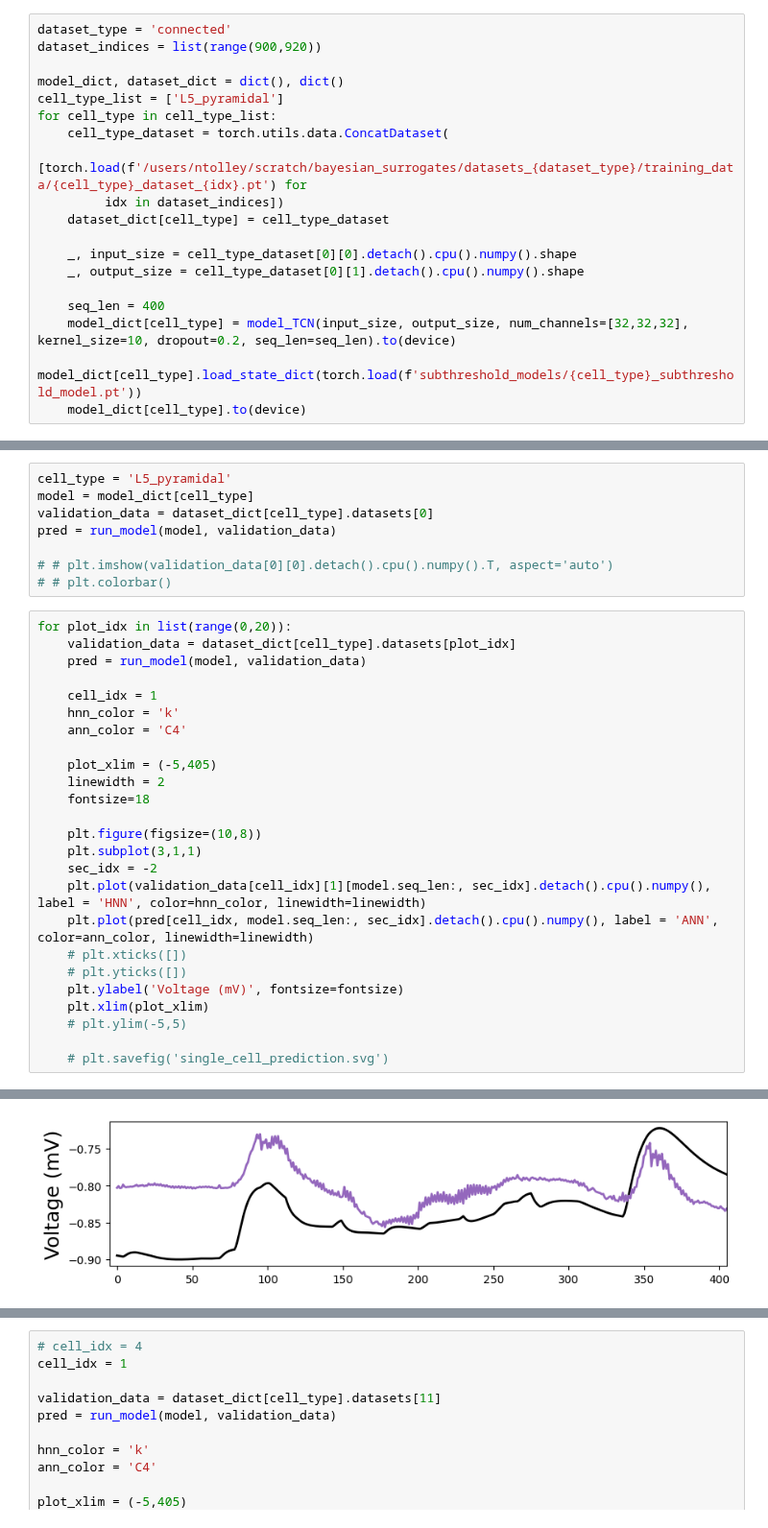
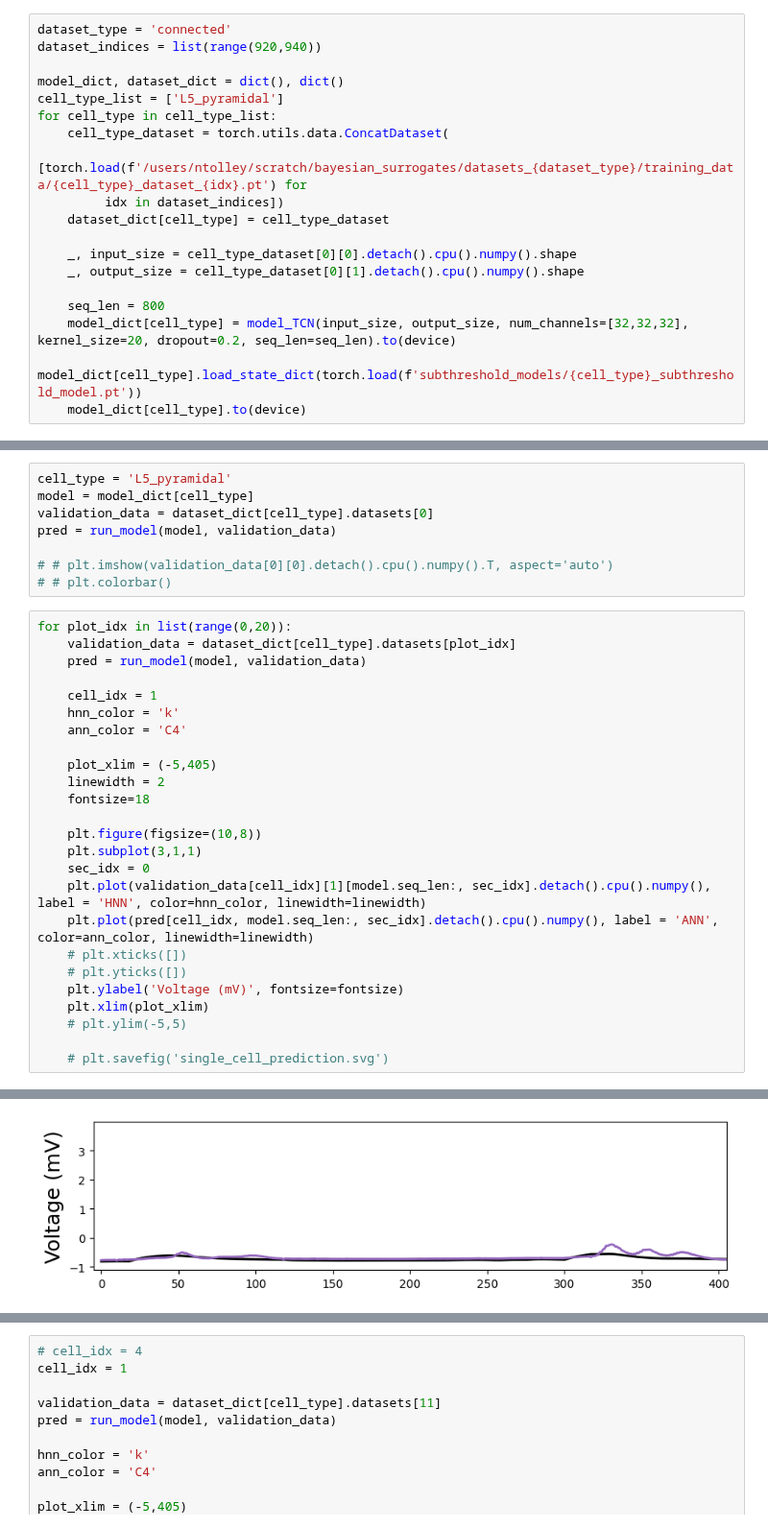
Before and after one commit to ntolley/bayesian_surrogates, a Jupyter notebook: plot_single_cell.ipynb, the cells around one changed output, grey strips where cells are left out. Shown at 96% size. Drawn from its saved outputs; the diff is of its cells as text.

```diff
--- a/plot_single_cell.ipynb
+++ b/plot_single_cell.ipynb
@@ -30,6 +33,6 @@ torch.backends.cudnn.enabled = True
 # %%
 dataset_type = 'connected'
-dataset_indices = list(range(900,920))
+dataset_indices = list(range(920,940))
 
 model_dict, dataset_dict = dict(), dict()
 cell_type_list = ['L5_pyramidal']
@@ -42,8 +45,8 @@ for cell_type in cell_type_list:
     _, input_size = cell_type_dataset[0][0].detach().cpu().numpy().shape
     _, output_size = cell_type_dataset[0][1].detach().cpu().numpy().shape
 
-    seq_len = 400
-    model_dict[cell_type] = model_TCN(input_size, output_size, num_channels=[32,32,32], kernel_size=10, dropout=0.2, seq_len=seq_len).to(device)
+    seq_len = 800
+    model_dict[cell_type] = model_TCN(input_size, output_size, num_channels=[32,32,32], kernel_size=20, dropout=0.2, seq_len=seq_len).to(device)
     model_dict[cell_type].load_state_dict(torch.load(f'subthreshold_models/{cell_type}_subthreshold_model.pt'))
     model_dict[cell_type].to(device)
 # %%
@@ -76,7 +79,7 @@ for plot_idx in list(range(0,20)):
 
     plt.figure(figsize=(10,8))
     plt.subplot(3,1,1)
-    sec_idx = -2
+    sec_idx = 0
     plt.plot(validation_data[cell_idx][1][model.seq_len:, sec_idx].detach().cpu().numpy(), label = 'HNN', color=hnn_color, linewidth=linewidth)
     plt.plot(pred[cell_idx, model.seq_len:, sec_idx].detach().cpu().numpy(), label = 'ANN', color=ann_color, linewidth=linewidth)
     # plt.xticks([])
@@ -96 +99 @@ for plot_idx in list(range(0,20)):
-[figure, old version]
+[figure, new version]
```
Also changed, not shown: parts of 2 cells of this notebook, 8 other files.
